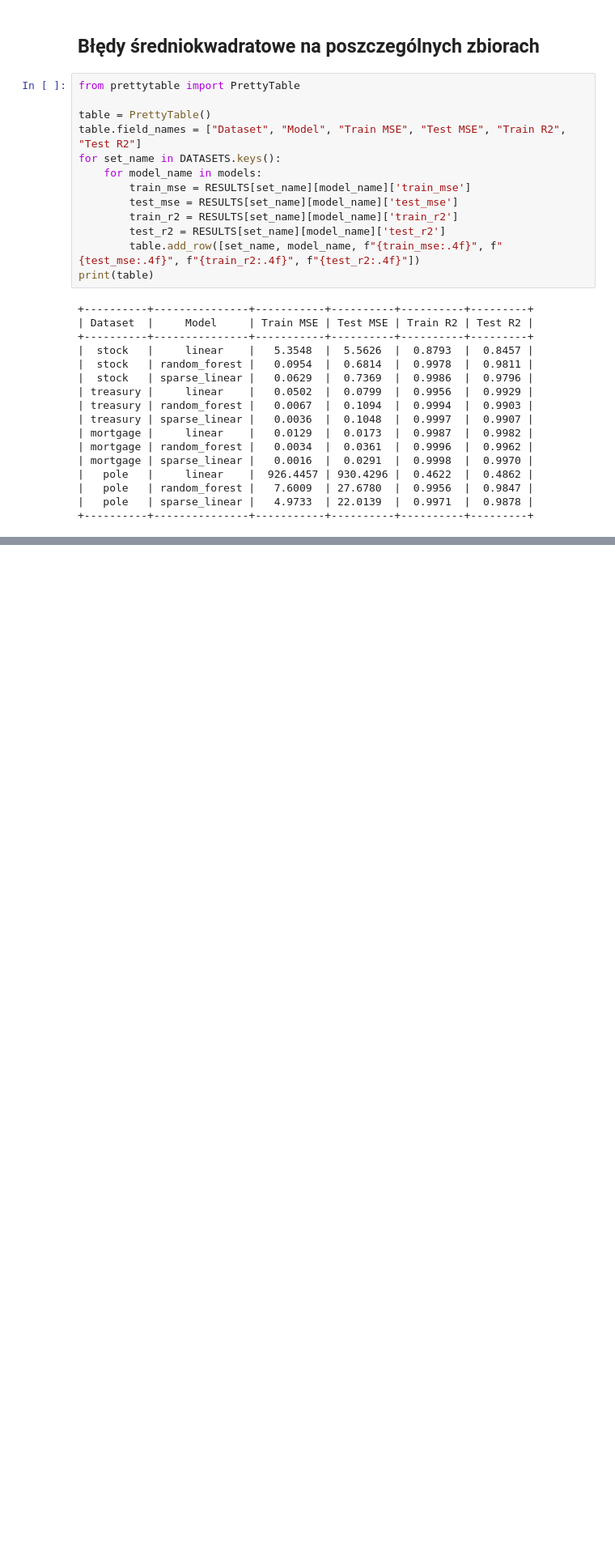
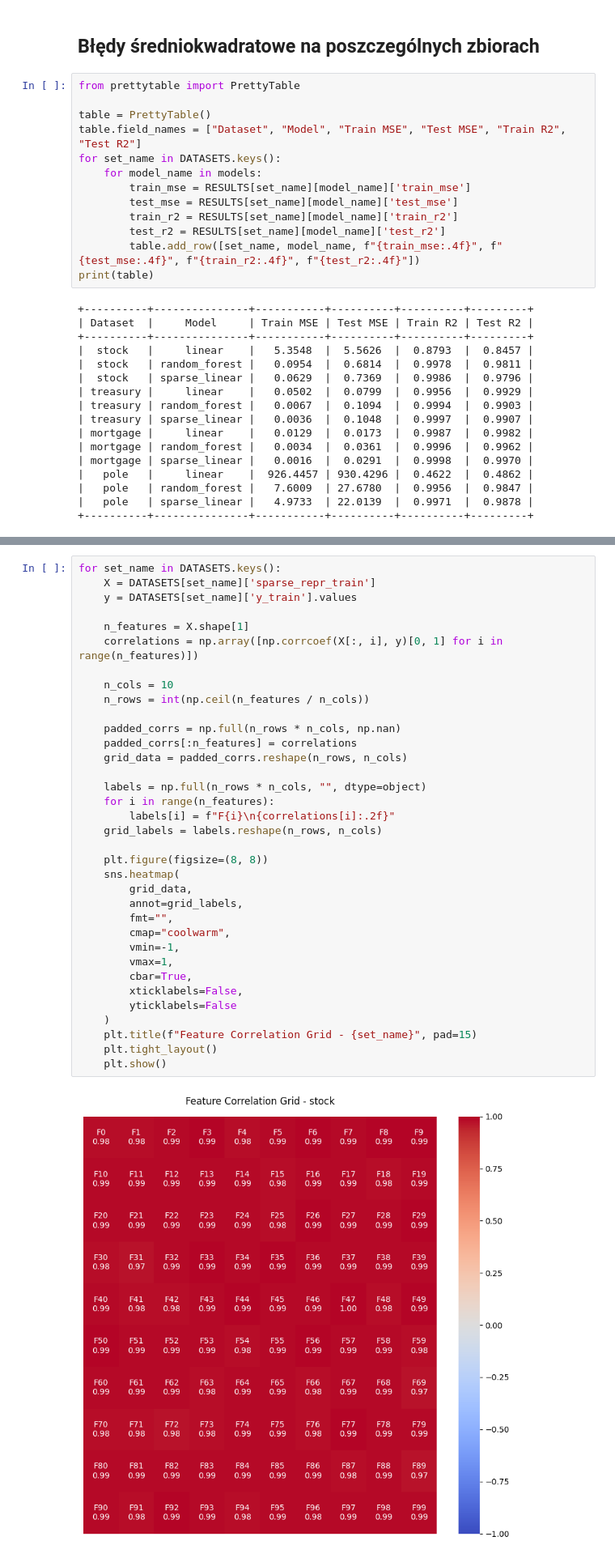
Before and after one commit to nkulakow/ZUM, a Jupyter notebook: projekt.ipynb, the cells around one changed output, grey strips where cells are left out. Shown at 81% size. Drawn from its saved outputs; the diff is of its cells as text; blank space fills up the shorter version.

Commit message:
add sparse representation correlation analysis

```diff
--- a/projekt.ipynb
+++ b/projekt.ipynb
@@ -553,0 +558,37 @@ print(table)
+# %%
+for set_name in DATASETS.keys():
+    X = DATASETS[set_name]['sparse_repr_train']
+    y = DATASETS[set_name]['y_train'].values
+
+    n_features = X.shape[1]
+    correlations = np.array([np.corrcoef(X[:, i], y)[0, 1] for i in range(n_features)])
+
+    n_cols = 10
+    n_rows = int(np.ceil(n_features / n_cols))
+
+    padded_corrs = np.full(n_rows * n_cols, np.nan)
+    padded_corrs[:n_features] = correlations
+    grid_data = padded_corrs.reshape(n_rows, n_cols)
+
+    labels = np.full(n_rows * n_cols, "", dtype=object)
+    for i in range(n_features):
+        labels[i] = f"F{i}\n{correlations[i]:.2f}"
+    grid_labels = labels.reshape(n_rows, n_cols)
+
+    plt.figure(figsize=(8, 8))
+    sns.heatmap(
+        grid_data,
+        annot=grid_labels,
+        fmt="",
+        cmap="coolwarm",
+        vmin=-1,
+        vmax=1,
+        cbar=True,
+        xticklabels=False,
+        yticklabels=False
+    )
+    plt.title(f"Feature Correlation Grid - {set_name}", pad=15)
+    plt.tight_layout()
+    plt.show()
+# %% [output]
+[figure, added]
```
Also changed, not shown: parts of 3 cells of this notebook.
